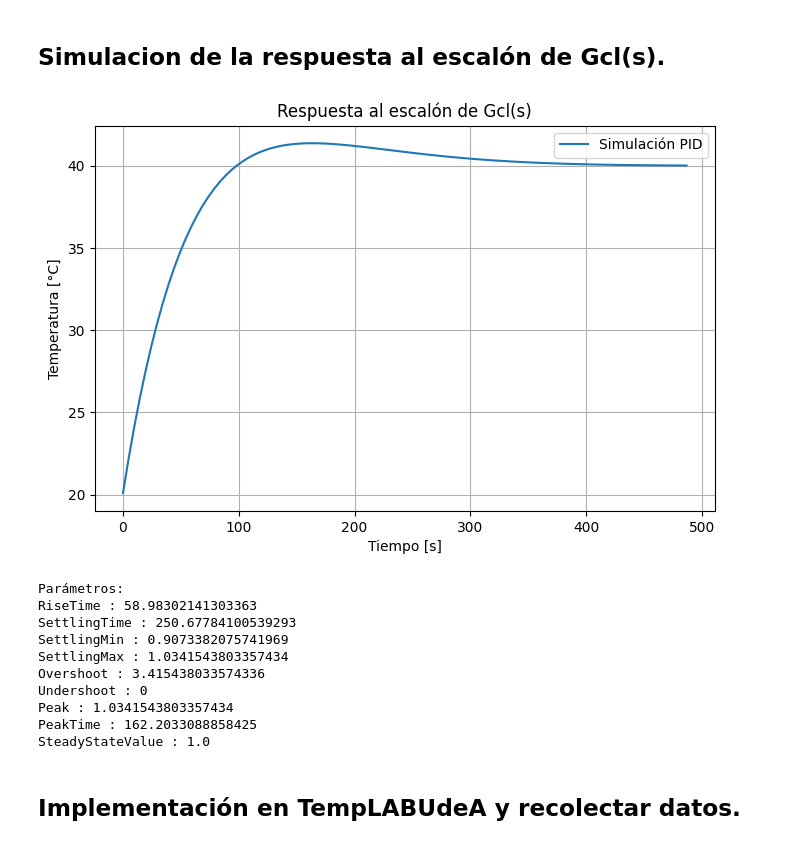
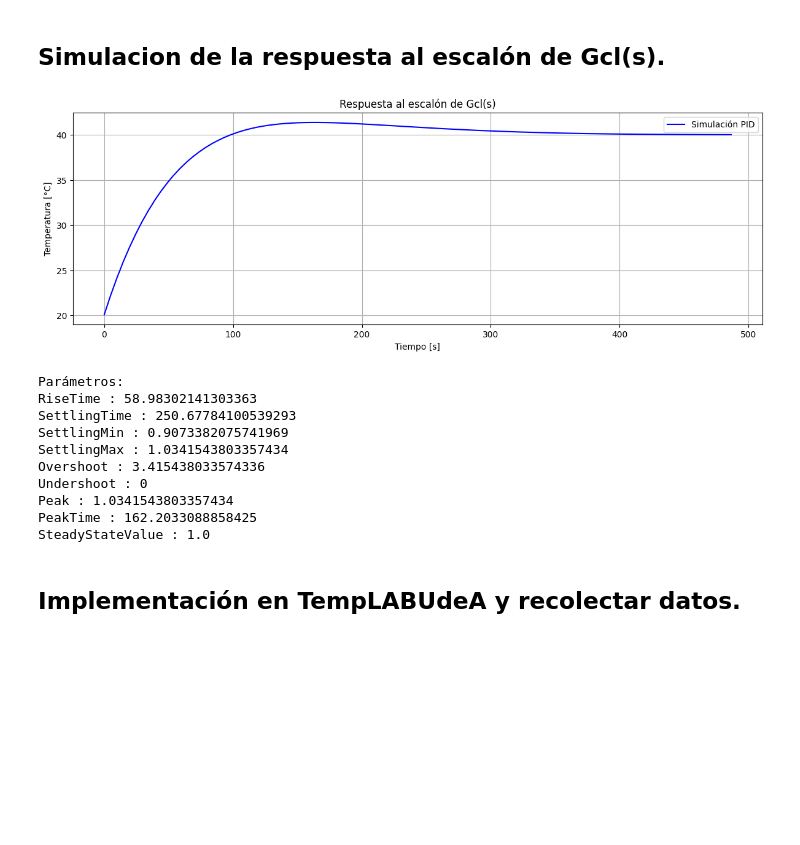
Before and after one commit to jbcgames/Parcia_2_Control, a Jupyter notebook: Andres.ipynb, the cells around one changed output. Saved outputs shown, nothing was run; the diff lists cells and outputs as text; code cells hidden in the pictures; blank space fills up the shorter version.

```diff
--- a/Andres.ipynb
+++ b/Andres.ipynb
@@ -42,29 +24,36 @@ from ipywidgets import interact
 # %%
 K = 0.3593
 tau = 171.7428
 Kp = 24.4653
 Ti = 99.9936
 Td = 19.6913
-L =ctl.tf([Kp*K*Ti*Td, Kp*K*Ti, Kp*K],[Ti*tau, Ti, 0])
+L = ctl.tf([Kp*K*Ti*Td, Kp*K*Ti, Kp*K], [Ti*tau, Ti, 0])
 Gcl = ctl.feedback(L, 1)
 t, y = ctl.step_response(Gcl)
-y = y*40
+y = y * 40
 
-plt.figure(figsize=(8, 5))
-plt.plot(t, y, label='Simulación PID')
+plt.figure(figsize=(12, 8))
+
+# Primer subplot: Respuesta al escalón de Gcl(s)
+plt.subplot(2, 1, 1)
+plt.plot(t, y, label='Simulación PID', color='blue')
 plt.title('Respuesta al escalón de Gcl(s)')
 plt.xlabel('Tiempo [s]')
 plt.ylabel('Temperatura [°C]')
 plt.grid(True)
 plt.legend()
+#
+
+plt.tight_layout()
 plt.show()
+
 
 S2 = ctl.step_info(Gcl)
 print("\nParámetros:")
 for i in S2:
   print(i,":",S2[i])
 # %% [output]
-[figure, old version]
+[figure, new version]
 Parámetros:
 RiseTime : 58.98302141303363
 SettlingTime : 250.67784100539293
```
Also changed, not shown: parts of 5 cells of this notebook, 1 other file.
